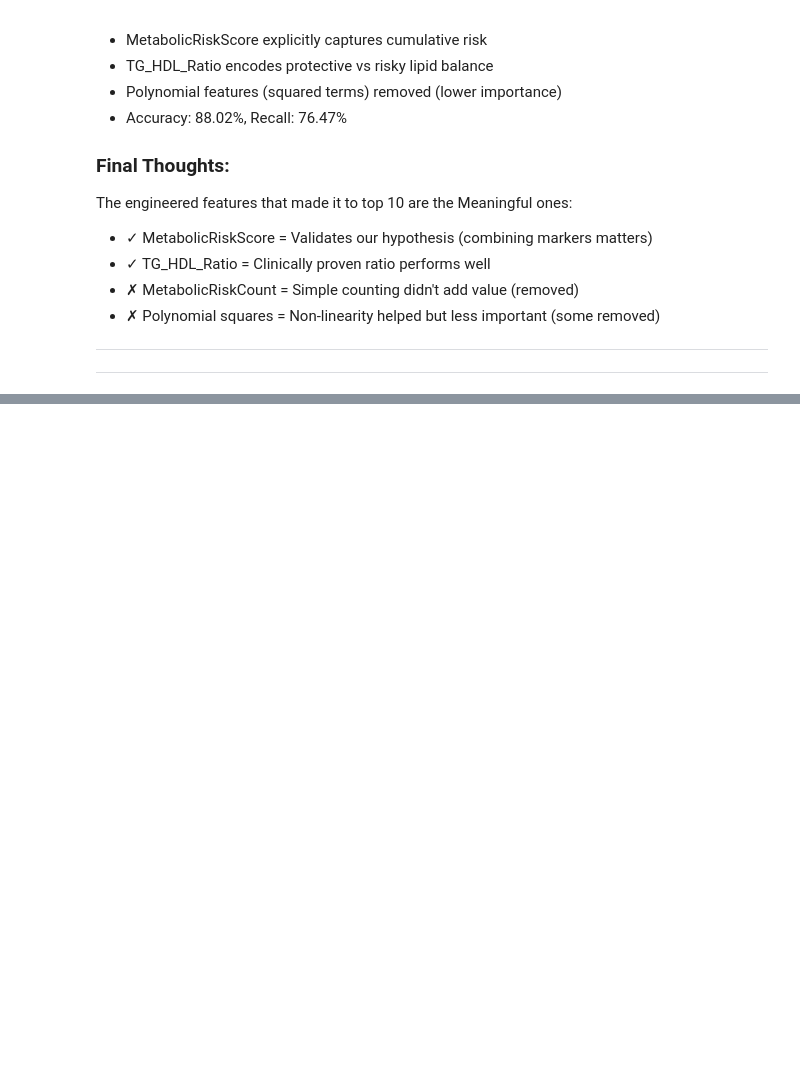
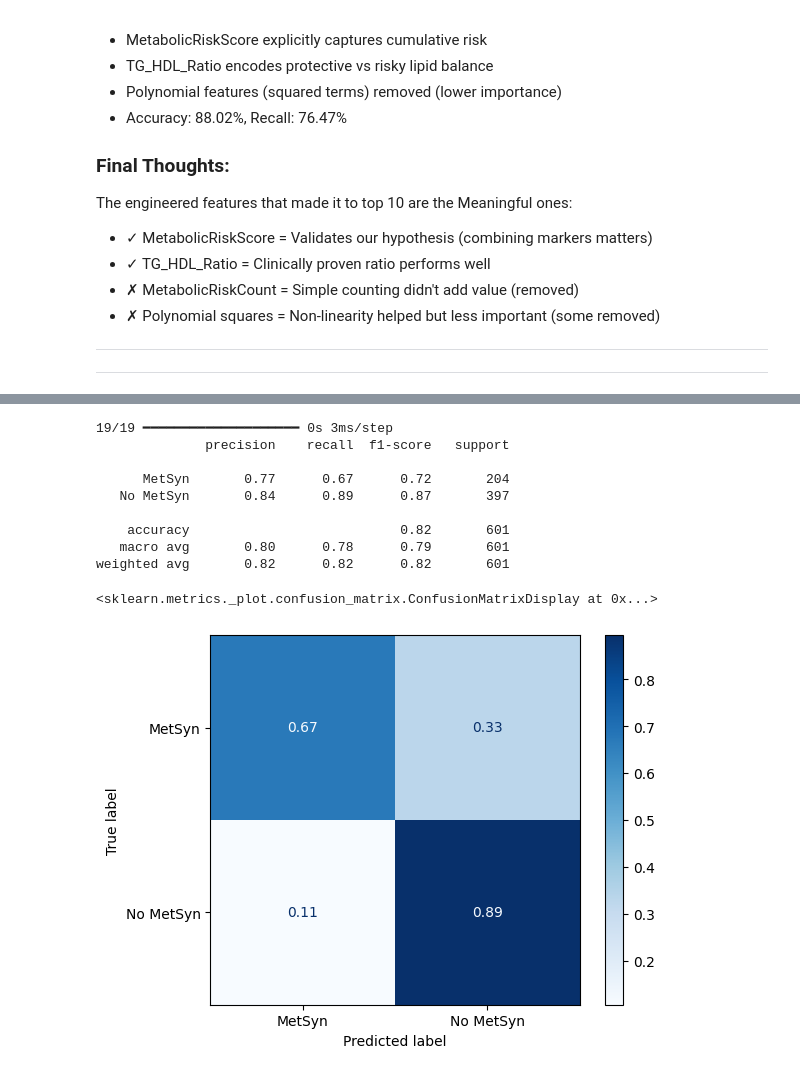
Before and after one commit to MaysNassar/-Metabolic-Syndrome-Prediction, a Jupyter notebook: Metabolic_Syndrome_Prediction.ipynb, the cells around one changed output, grey strips where cells are left out. Saved outputs shown, nothing was run; the diff lists cells and outputs as text; code cells hidden in the pictures; blank space fills up the shorter version.

```diff
--- a/Metabolic_Syndrome_Prediction.ipynb
+++ b/Metabolic_Syndrome_Prediction.ipynb
@@ -2022,0 +2149,21 @@ _______________________________
+# %%
+# Convert probabilities to (0,1) then back to string labels
+y_pred_test = (clf_model.predict(X_test_processed) >= 0.5).astype(int).flatten()
+y_pred_test_labels = le.inverse_transform(y_pred_test)  # 0/1 → "MetSyn"/"No MetSyn"
+
+# evaluate the model
+print(classification_report(y_test, y_pred_test_labels))
+ConfusionMatrixDisplay.from_predictions(y_test, y_pred_test_labels,
+                                        cmap='Blues', normalize='true')
+# %% [output]
+19/19 ━━━━━━━━━━━━━━━━━━━━ 0s 3ms/step
+              precision    recall  f1-score   support
+
+      MetSyn       0.77      0.67      0.72       204
+   No MetSyn       0.84      0.89      0.87       397
+
+    accuracy                           0.82       601
+   macro avg       0.80      0.78      0.79       601
+weighted avg       0.82      0.82      0.82       601
+<sklearn.metrics._plot.confusion_matrix.ConfusionMatrixDisplay at 0x...>
+[figure, added]
```
Also changed, not shown: parts of 32 cells of this notebook.
